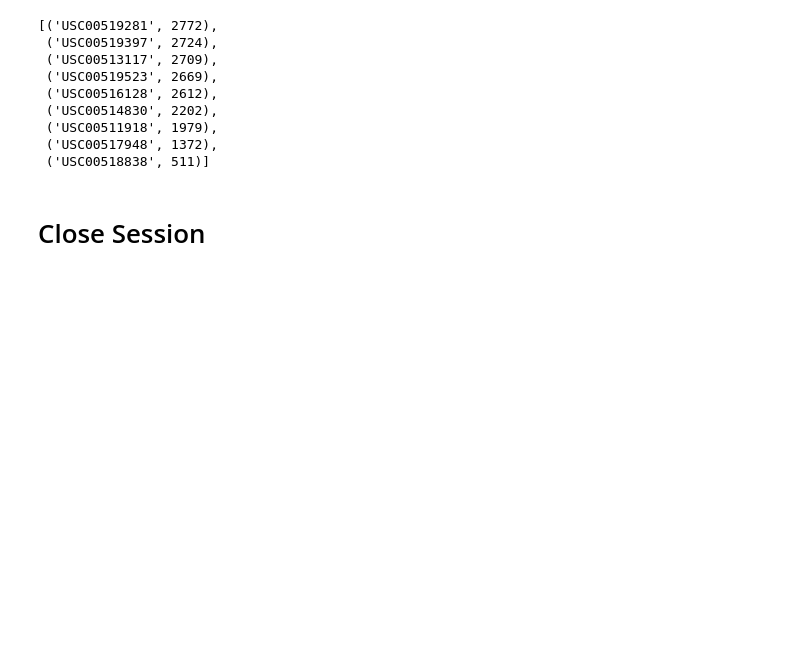
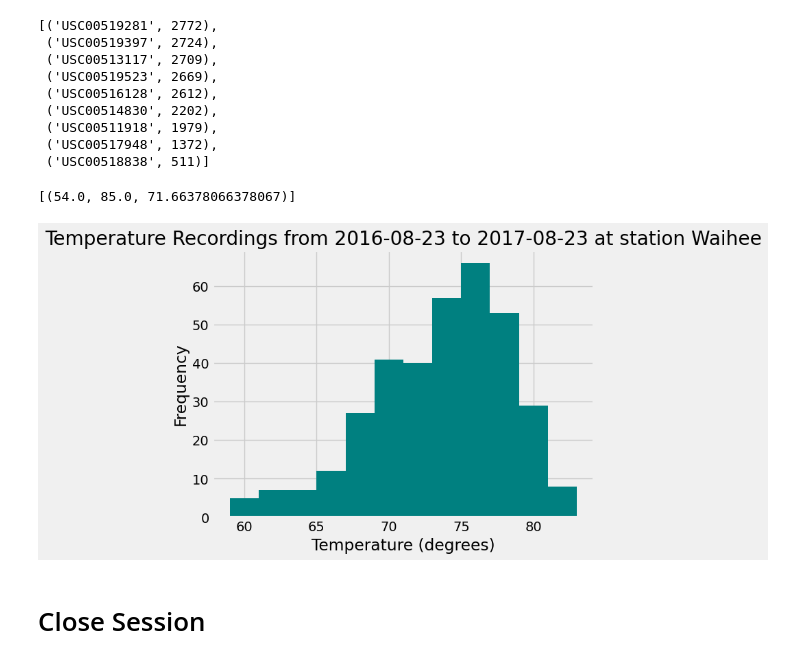
Before and after one commit to EBPaz/sqlalchemy-challenge, a Jupyter notebook: climate_starter.ipynb, the cells around one changed output. Cells and saved outputs as stored; diff of their text form; code cells hidden in the pictures; blank space fills up the shorter version.

```diff
--- a/climate_starter.ipynb
+++ b/climate_starter.ipynb
@@ -127,10 +127,27 @@ most_active
  ('USC00518838', 511)]
 # %%
 # Using the most active station id from the previous query, calculate the lowest, highest, and average temperature.
-most_active_id = session.query
+calculations = [func.min(Measurement.tobs),
+                func.max(Measurement.tobs),
+                func.avg(Measurement.tobs)]
+most_active_station_totals = session.query(*calculations).filter(Measurement.station == "USC00519281").all()
+most_active_station_totals
+# %% [output]
+[(54.0, 85.0, 71.66378066378067)]
 # %%
 # Using the most active station id
 # Query the last 12 months of temperature observation data for this station and plot the results as a histogram
+active_station_annual = session.query(Measurement.tobs).filter(Measurement.station == "USC00519281")\
+    .filter(Measurement.date >= '2016-08-23').all()
+#active_station_annual
+
+plt.hist(np.ravel(active_station_annual), bins=12, color = 'teal')
+plt.title(f'Temperature Recordings from {one_year_ago} to {most_recent_date} at station Waihee')
+plt.ylabel("Frequency")
+plt.xlabel("Temperature (degrees)")
+plt.show()
+# %% [output]
+[figure, added]
 # %% [markdown]
 # Close Session
 # %%
```
